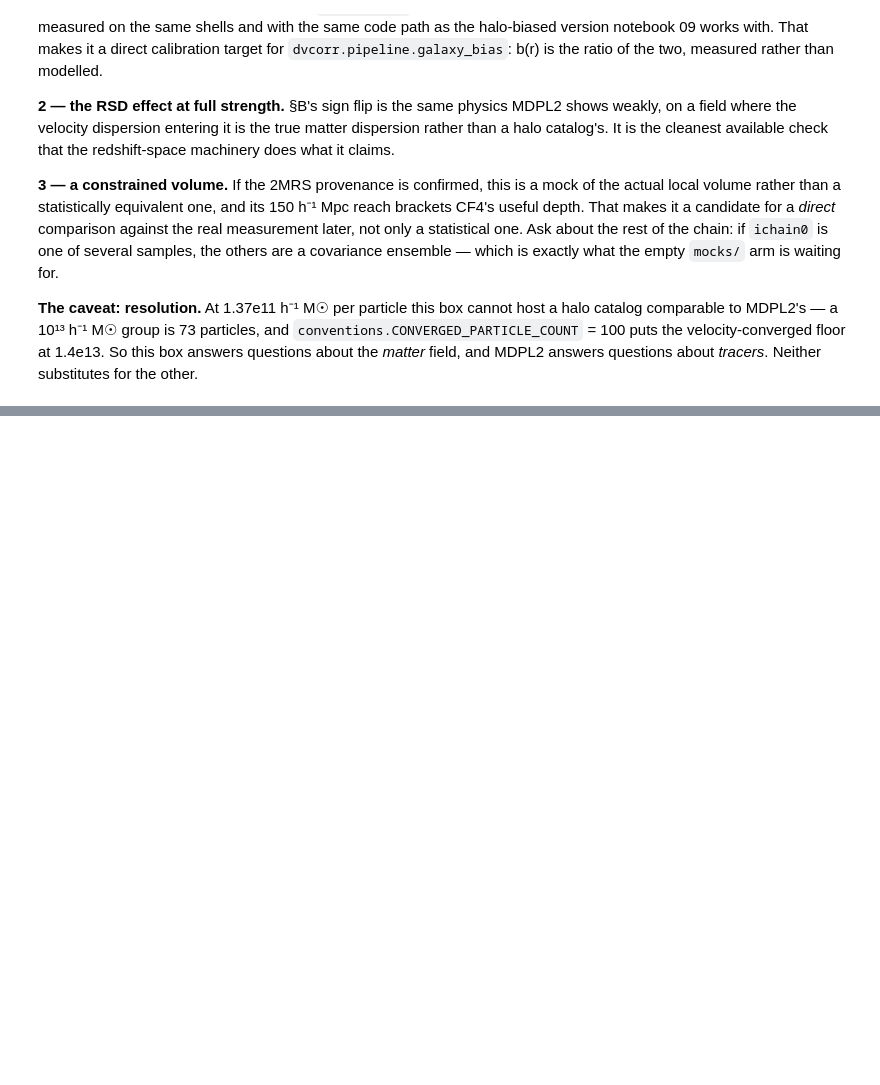
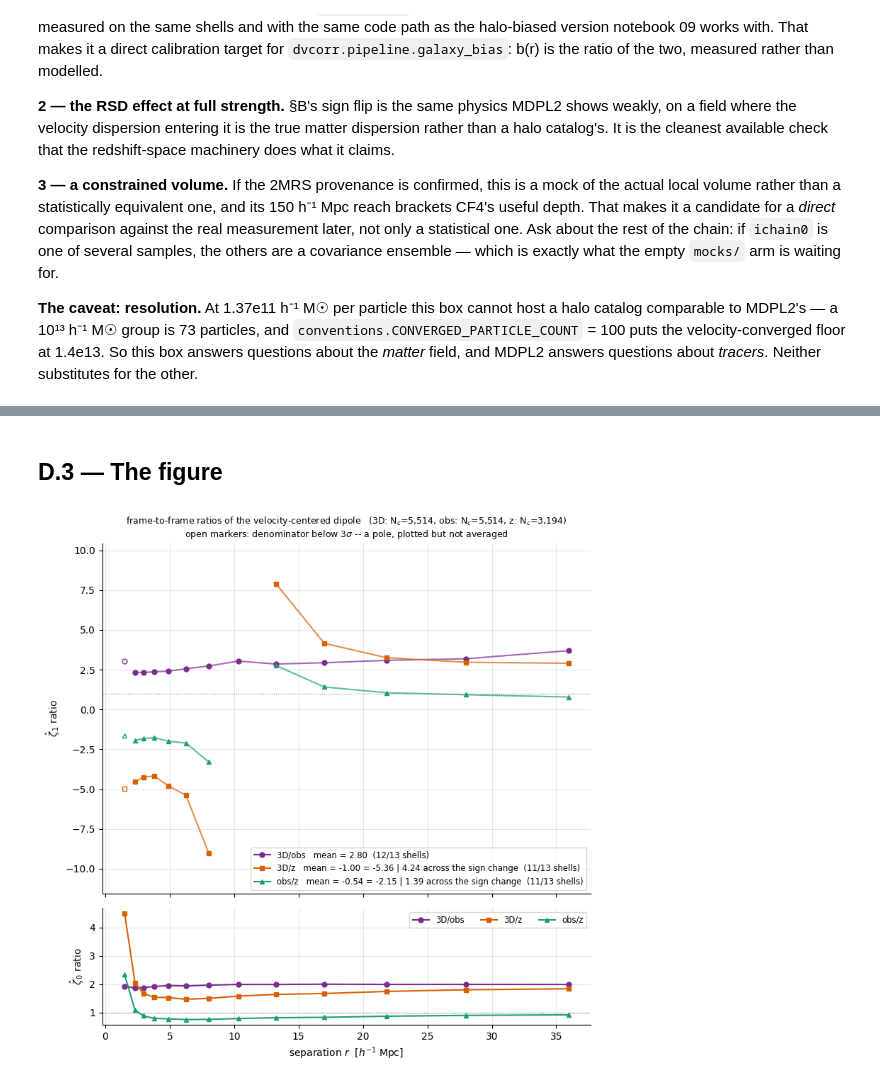
Before and after one commit to ofeke2000/Cross-correlating-Tempel-SDSS-groups-with-Cosmicflows-4-peculiar-velocities, a Jupyter notebook: notebooks/DM_simulation.ipynb, the cells around one changed output, grey strips where cells are left out. Saved outputs shown, nothing was run; the diff lists cells and outputs as text; code cells hidden in the pictures; blank space fills up the shorter version.

```diff
--- a/notebooks/DM_simulation.ipynb
+++ b/notebooks/DM_simulation.ipynb
@@ -828,0 +1535,26 @@ about *tracers*. Neither substitutes for the other.
+# %%
+from dvcorr.pipeline.frame_ratios import (
+    FrameRatioConfig,
+    frame_curve,
+    frame_ratio,
+    frame_ratios,
+    format_frame_ratio_table,
+    make_frame_ratio_figure,
+)
+
+# Ordered most -> least information, so each pair reads as "what the lower frame
+# loses": 3D/obs is the projection cost, obs/z the redshift-space cost, 3D/z both.
+frames = (
+    frame_curve("3D",  cfg.shells.shell_edges,   comparison.vel,         centers.n_centers),
+    frame_curve("obs", cfg.shells.shell_edges,   comparison.obs,         centers.n_centers),
+    frame_curve("z",   rcfg.shells.shell_edges,  rs_comparison.redshift, rs_centers.n_centers),
+)
+
+# The [0, min_radius) bin is below the interparticle spacing (sec.A's config cell)
+# and sec.C showed it is also by far the noisiest shell: plotted, never averaged.
+frcfg = FrameRatioConfig(resolved_min_radius=cfg.shells.min_radius)
+ratios = frame_ratios(frcfg, frames)
+
+print(format_frame_ratio_table(ratios))
+print("chain identity  (3D/obs) x (obs/z) - (3D/z)  max |residual| :",
+      f"{np.nanmax(np.abs(ratios[0].ratio * ratios[2].ratio - ratios[1].ratio)):.2e}")
@@ -828,0 +1613,6 @@ about *tracers*. Neither substitutes for the other.
+# %% [markdown]
+## D.3 — The figure
+# %%
+fig_ratios = make_frame_ratio_figure(frcfg, frames, ratios)
+# %% [output]
+[figure, added]
```
Also changed, not shown: parts of 23 cells of this notebook, 8 other files.
